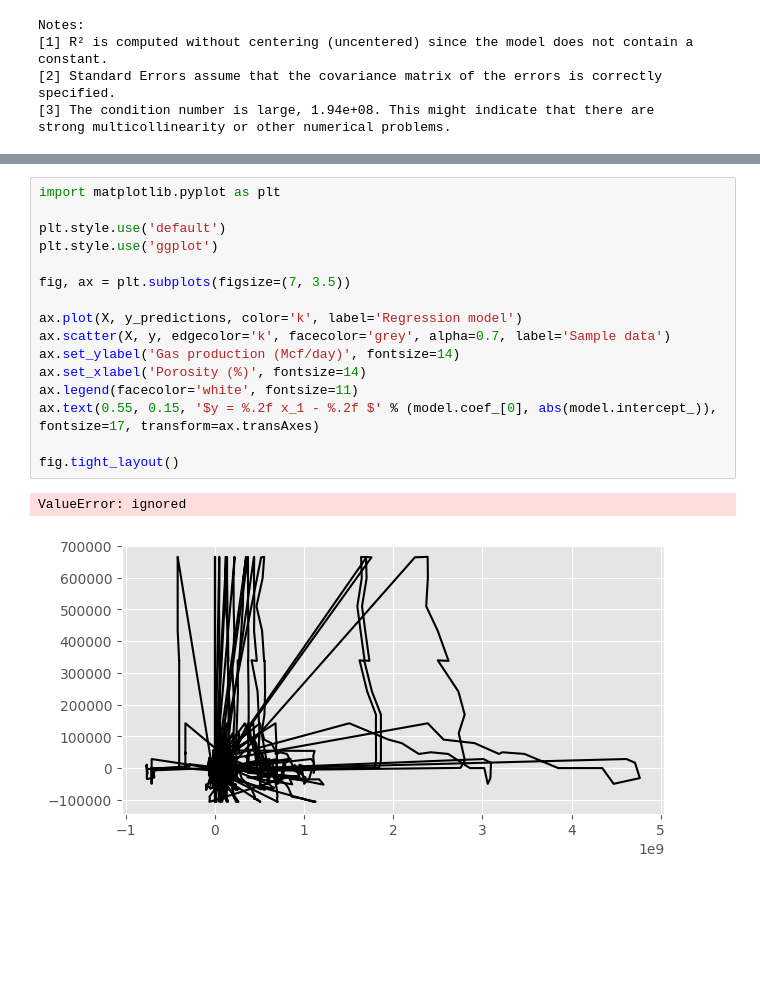
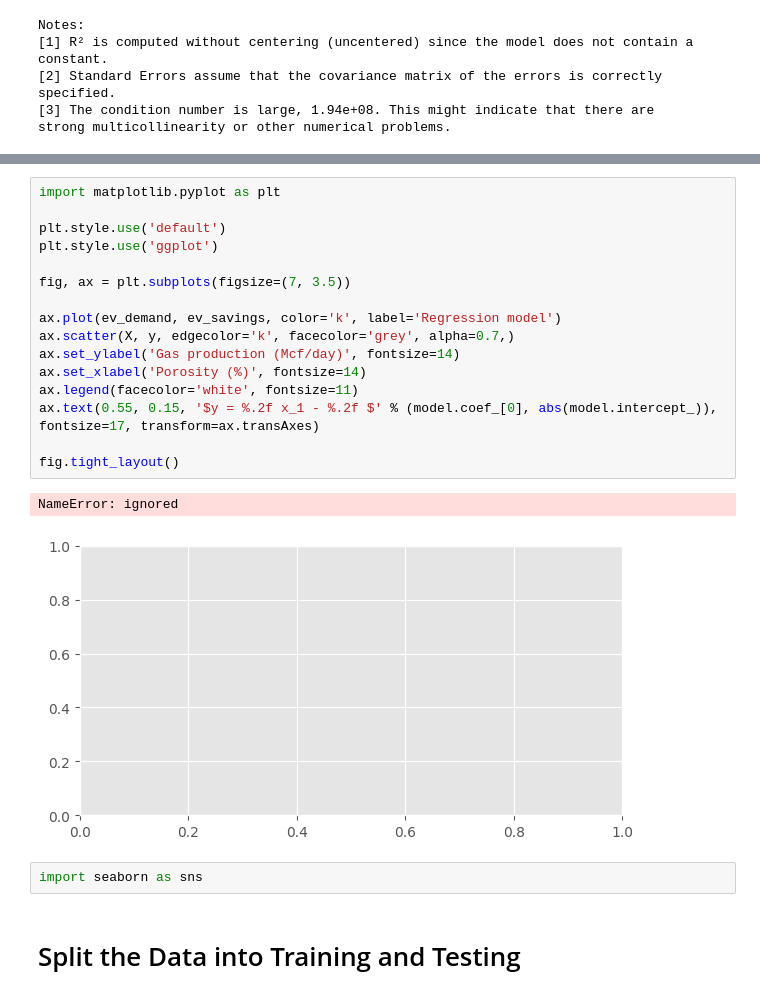
Before and after one commit to RuchitaAg/Group15_Project, a Jupyter notebook: Machine Learning Design/Resources/Emissions_data_EDA (1).ipynb, the cells around one changed output, grey strips where cells are left out. Saved outputs shown, nothing was run; the diff lists cells and outputs as text; blank space fills up the shorter version.

```diff
--- a/Machine Learning Design/Resources/Emissions_data_EDA (1).ipynb
+++ b/Machine Learning Design/Resources/Emissions_data_EDA (1).ipynb
@@ -854,19 +880,23 @@ df_ev_ghg_merged.plot(x='ev_demand',y='ev_savings',color='Red',legend=False,ax=a
 # %%
 import matplotlib.pyplot as plt
 
 plt.style.use('default')
 plt.style.use('ggplot')
 
 fig, ax = plt.subplots(figsize=(7, 3.5))
 
-ax.plot(X, y_predictions, color='k', label='Regression model')
-ax.scatter(X, y, edgecolor='k', facecolor='grey', alpha=0.7, label='Sample data')
+ax.plot(ev_demand, ev_savings, color='k', label='Regression model')
+ax.scatter(X, y, edgecolor='k', facecolor='grey', alpha=0.7,)
 ax.set_ylabel('Gas production (Mcf/day)', fontsize=14)
 ax.set_xlabel('Porosity (%)', fontsize=14)
 ax.legend(facecolor='white', fontsize=11)
 ax.text(0.55, 0.15, '$y = %.2f x_1 - %.2f $' % (model.coef_[0], abs(model.intercept_)), fontsize=17, transform=ax.transAxes)
 
 fig.tight_layout()
 # %% [output]
-ValueError: ignored
+NameError: ignored
-[figure, old version]
+[figure, new version]
+# %%
+import seaborn as sns
+# %% [markdown]
+# Split the Data into Training and Testing
```
Also changed, not shown: parts of 12 cells of this notebook, 1 other file.
